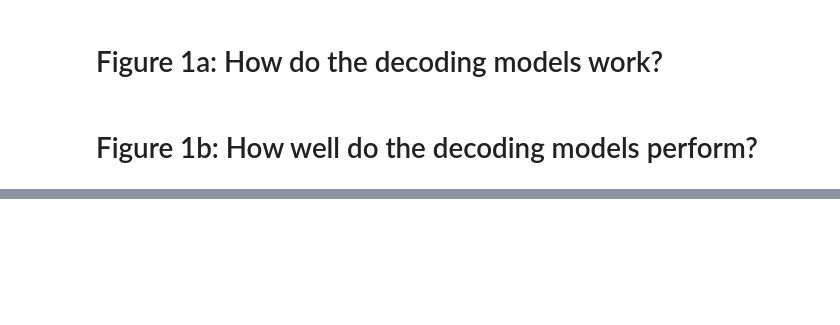
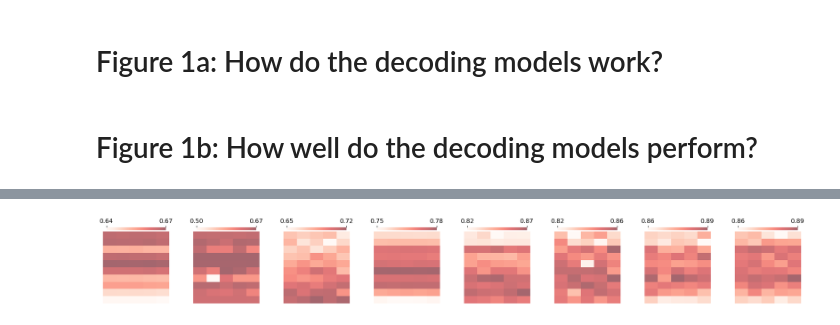
Before and after one commit to mayolabvision/NeuralDecoding, a Jupyter notebook: analyses/Manuscript_Plots.ipynb, the cells around one changed output, grey strips where cells are left out. Cells and saved outputs as stored; diff of their text form; code cells hidden in the pictures; blank space fills up the shorter version.

```diff
--- a/analyses/Manuscript_Plots.ipynb
+++ b/analyses/Manuscript_Plots.ipynb
@@ -828,0 +940,95 @@ plt.subplots_adjust(wspace=0.1, hspace=0.1)
+# %%
+import matplotlib.ticker as ticker
+
+################# R2 ###################
+fig, ax = plt.subplots(1,8, figsize=(20,3))
+fig.tight_layout(pad=1)
+
+for i,m in enumerate(df['model'].unique()):
+
+    DF = df.loc[(df['output']=='position') & (df['model']==m)]
+    dff = DF[['R2_mn','output_binWidth','downsample_factor']]
+
+    df_m = dff.groupby(['output_binWidth','downsample_factor'])["R2_mn"].mean().reset_index(name="R2")
+    result = df_m.pivot(index='output_binWidth', columns='downsample_factor', values='R2')
+
+    a = sns.heatmap(ax=ax[i],data=result,cmap="Reds", mask=result.isnull(), alpha=0.6, xticklabels=0,yticklabels=0, cbar_kws={'location':'top','ticks':[np.min(result),np.max(result)],'orientation':'horizontal','pad':0.01,"shrink":0.9,'format': ticker.FuncFormatter(lambda x, pos: f'{x:.2f}')})
+    a.invert_yaxis()
+    plt.yticks(rotation=0)
+    a.set(xlabel=None)
+    a.set(ylabel=None)
+
+############### R2_train ##################
+fig, ax = plt.subplots(1,8, figsize=(20,3))
+fig.tight_layout(pad=1)
+
+for i,m in enumerate(df['model'].unique()):
+
+    DF = df.loc[(df['output']=='position') & (df['model']==m)]
+    dff = DF[['R2tr_mn','output_binWidth','downsample_factor']]
+
+    df_m = dff.groupby(['output_binWidth','downsample_factor'])["R2tr_mn"].mean().reset_index(name="rho")
+    result = df_m.pivot(index='output_binWidth', columns='downsample_factor', values='rho')
+
+    a = sns.heatmap(ax=ax[i],data=result,cmap="Reds", mask=result.isnull(), alpha=0.6, xticklabels=0,yticklabels=0, cbar_kws={'location':'top','ticks':[np.min(result),np.max(result)],'orientation':'horizontal','pad':0.01,"shrink":0.9,'format': ticker.FuncFormatter(lambda x, pos: f'{x:.2f}')})
+    a.invert_yaxis()
+    plt.yticks(rotation=0)
+    a.set(xlabel=None)
+    a.set(ylabel=None)
+
+############### R2_train ##################
+fig, ax = plt.subplots(1,8, figsize=(20,3))
+fig.tight_layout(pad=1)
+
+for i,m in enumerate(df['model'].unique()):
+
+    DF = df.loc[(df['output']=='position') & (df['model']==m)]
+    DF['robustness_differential'] = (DF['R2tr_mn'] - DF['R2_mn']) / (DF['R2tr_mn'] + DF['R2_mn'])
+    dff = DF[['robustness_differential','output_binWidth','downsample_factor']]
+
+    df_m = dff.groupby(['output_binWidth','downsample_factor'])["robustness_differential"].mean().reset_index(name="rho")
+    result = df_m.pivot(index='output_binWidth', columns='downsample_factor', values='rho')
+
+    a = sns.heatmap(ax=ax[i],data=result,cmap="Reds", mask=result.isnull(), alpha=0.6, xticklabels=0,yticklabels=0, cbar_kws={'location':'top','ticks':[np.min(result),np.max(result)],'orientation':'horizontal','pad':0.01,"shrink":0.9,'format': ticker.FuncFormatter(lambda x, pos: f'{x:.2f}')})
+    a.invert_yaxis()
+    plt.yticks(rotation=0)
+    a.set(xlabel=None)
+    a.set(ylabel=None)
+
+
+############### R2_shuf ##################
+fig, ax = plt.subplots(1,8, figsize=(20,3))
+fig.tight_layout(pad=1)
+
+for i,m in enumerate(df['model'].unique()):
+
+    DF = df.loc[(df['output']=='position') & (df['model']==m)]
+    dff = DF[['R2sh_mn','output_binWidth','downsample_factor']]
+
+    df_m = dff.groupby(['output_binWidth','downsample_factor'])["R2sh_mn"].mean().reset_index(name="rho")
+    result = df_m.pivot(index='output_binWidth', columns='downsample_factor', values='rho')
+
+    a = sns.heatmap(ax=ax[i],data=result,cmap="Reds", mask=result.isnull(), alpha=0.6, xticklabels=0,yticklabels=0, cbar_kws={'location':'top','ticks':[np.min(result),np.max(result)],'orientation':'horizontal','pad':0.01,"shrink":0.9,'format': ticker.FuncFormatter(lambda x, pos: f'{x:.2f}')})
+    a.invert_yaxis()
+    plt.yticks(rotation=0)
+    a.set(xlabel=None)
+    a.set(ylabel=None)
+
+############### train_time ##################
+fig, ax = plt.subplots(1,8, figsize=(20,3))
+fig.tight_layout(pad=1)
+
+for i,m in enumerate(df['model'].unique()):
+
+    DF = df.loc[(df['output']=='position') & (df['model']==m)]
+    dff = DF[['train_time','output_binWidth','downsample_factor']]
+
+    df_m = dff.groupby(['output_binWidth','downsample_factor'])["train_time"].mean().reset_index(name="rho")
+    result = df_m.pivot(index='output_binWidth', columns='downsample_factor', values='rho')
+
+    a = sns.heatmap(ax=ax[i],data=result,cmap="Reds", mask=result.isnull(), alpha=0.6, xticklabels=0,yticklabels=0, cbar_kws={'location':'top','ticks':[np.min(result),np.max(result)],'orientation':'horizontal','pad':0.01,"shrink":0.9,'format': ticker.FuncFormatter(lambda x, pos: f'{x:.2f}')})
+    a.invert_yaxis()
+    plt.yticks(rotation=0)
+    a.set(xlabel=None)
+    a.set(ylabel=None)
+# %% [output]
@@ -828,0 +1052 @@ plt.subplots_adjust(wspace=0.1, hspace=0.1)
+[figure, added]
```
Also changed, not shown: parts of 16 cells of this notebook, 3 other files.
